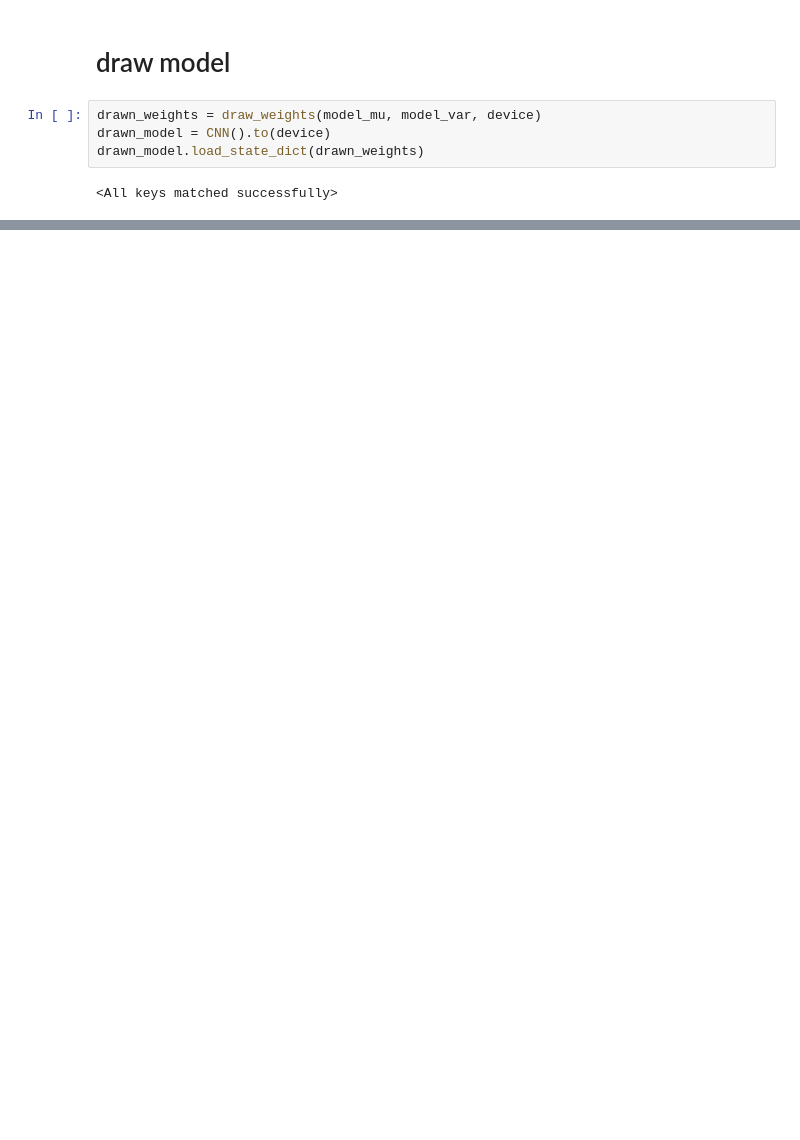
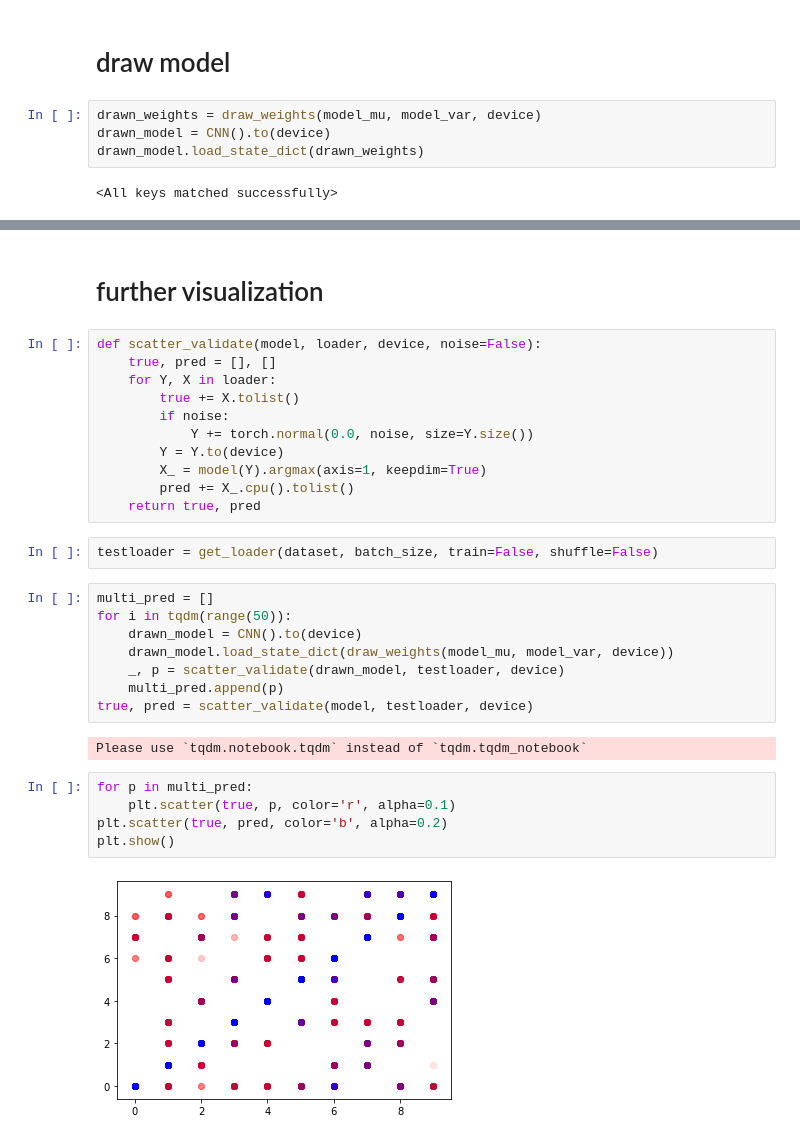
Before and after one commit to shams-sam/EE695-ILGM, a Jupyter notebook: nb/KalmanFilterDensityEstimation-MNIST-CNN-Gaussian.ipynb, the cells around one changed output, grey strips where cells are left out. Saved outputs shown, nothing was run; the diff lists cells and outputs as text; blank space fills up the shorter version.

Commit message:
ADD: notebook for vae-nb

```diff
--- a/nb/KalmanFilterDensityEstimation-MNIST-CNN-Gaussian.ipynb
+++ b/nb/KalmanFilterDensityEstimation-MNIST-CNN-Gaussian.ipynb
@@ -164,0 +169,32 @@ validate(drawn_model, testloader, device)
+# %% [markdown]
+# further visualization
+# %%
+def scatter_validate(model, loader, device, noise=False):
+    true, pred = [], []
+    for Y, X in loader:
+        true += X.tolist()
+        if noise:
+            Y += torch.normal(0.0, noise, size=Y.size())
+        Y = Y.to(device)
+        X_ = model(Y).argmax(axis=1, keepdim=True)
+        pred += X_.cpu().tolist()
+    return true, pred
+# %%
+testloader = get_loader(dataset, batch_size, train=False, shuffle=False)
+# %%
+multi_pred = []
+for i in tqdm(range(50)):
+    drawn_model = CNN().to(device)
+    drawn_model.load_state_dict(draw_weights(model_mu, model_var, device))
+    _, p = scatter_validate(drawn_model, testloader, device)
+    multi_pred.append(p)
+true, pred = scatter_validate(model, testloader, device)
+# %% [output]
+Please use `tqdm.notebook.tqdm` instead of `tqdm.tqdm_notebook`
+# %%
+for p in multi_pred:
+    plt.scatter(true, p, color='r', alpha=0.1)
+plt.scatter(true, pred, color='b', alpha=0.2)
+plt.show()
+# %% [output]
+[figure, added]
```
Also changed, not shown: parts of 10 cells of this notebook, 6 other files.
